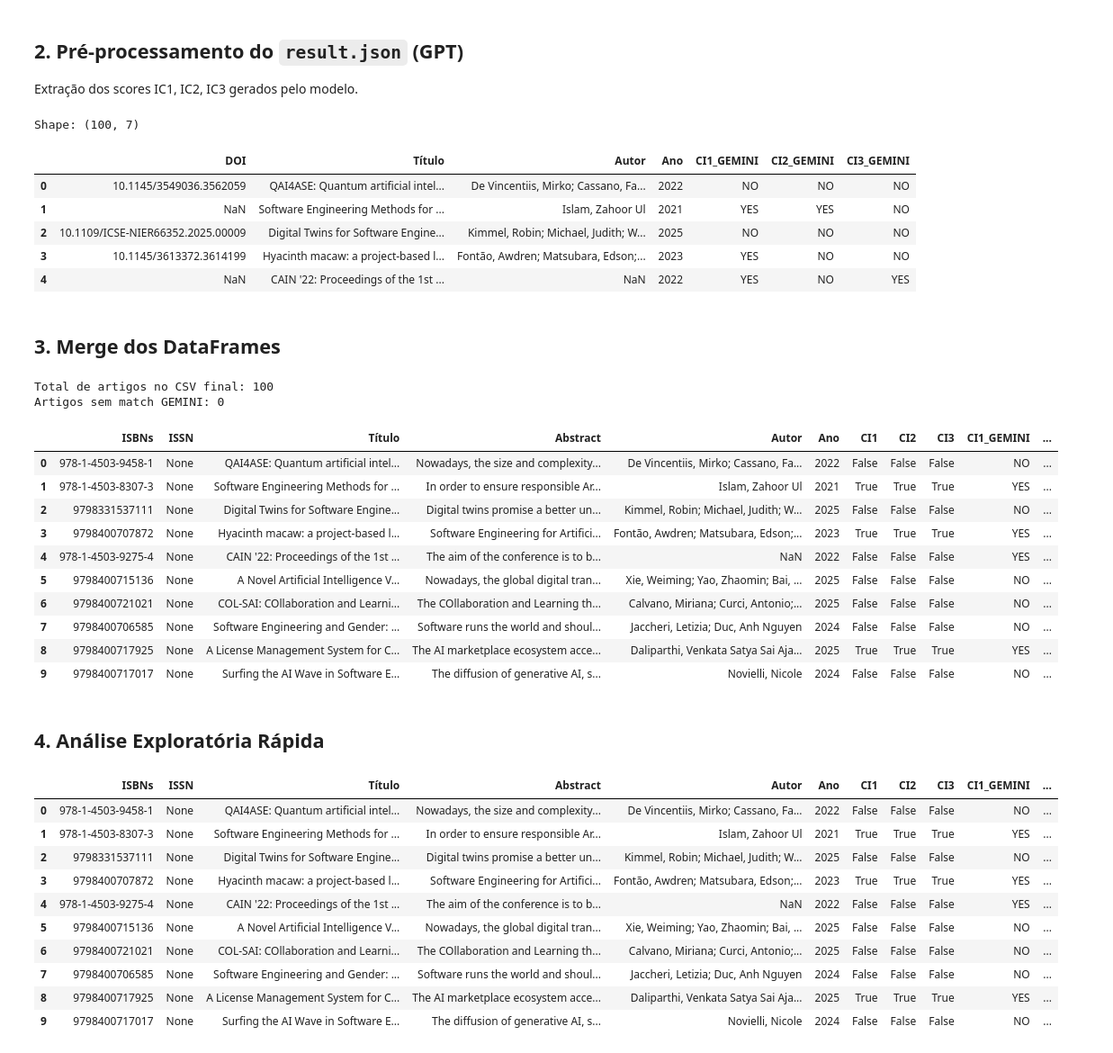
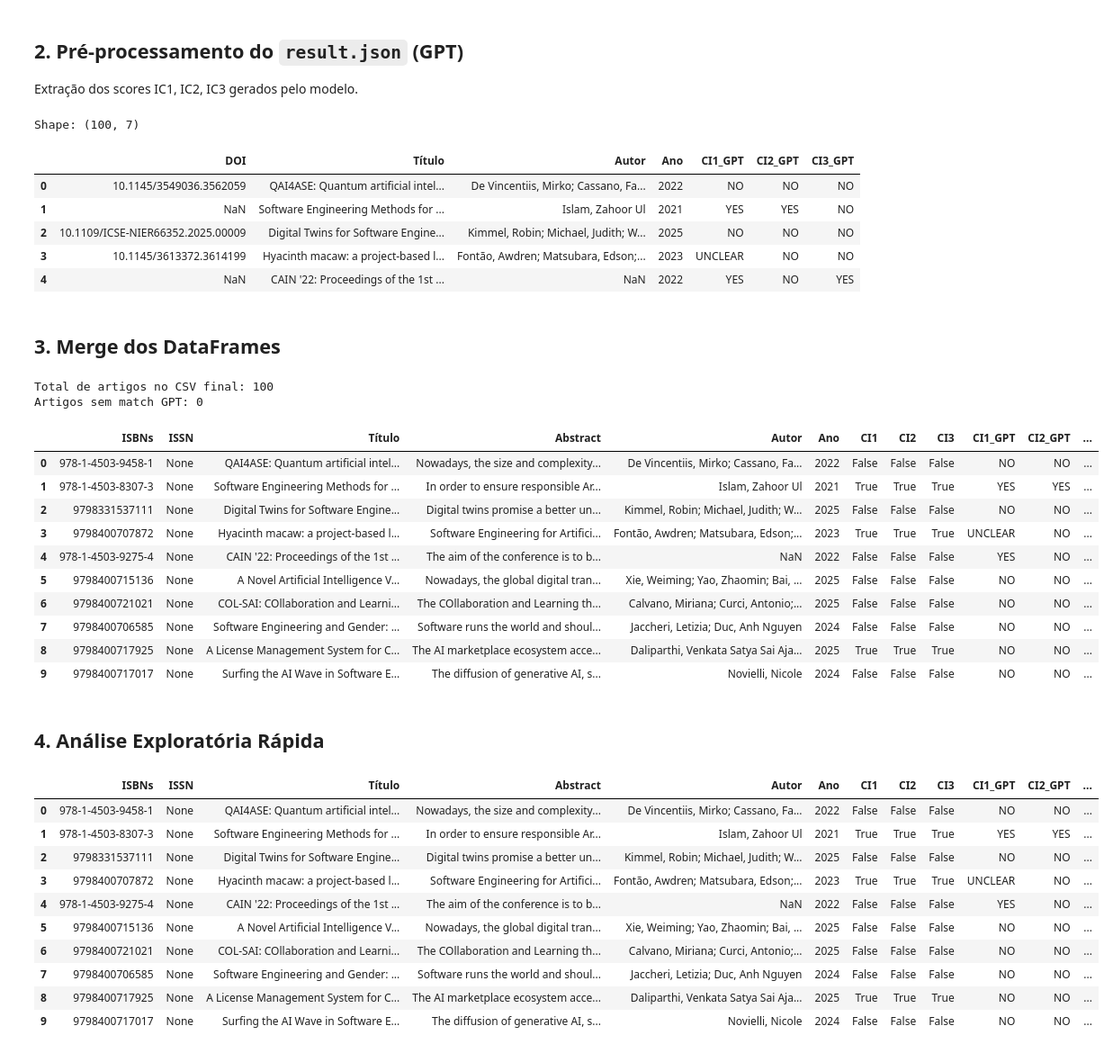
Before and after one commit to SERG-UFPI/SE4AI-MLOps-Mapping, a Jupyter notebook: llm-sm-selection/notebooks/gpt-5.4-pro-yes-no-comparison-base-2.ipynb, the cells around one changed output. Shown at 90% size. Saved outputs shown, nothing was run; the diff lists cells and outputs as text; code cells hidden in the pictures.

```diff
--- a/llm-sm-selection/notebooks/gpt-5.4-pro-yes-no-comparison-base-2.ipynb
+++ b/llm-sm-selection/notebooks/gpt-5.4-pro-yes-no-comparison-base-2.ipynb
@@ -91,12 +91,12 @@ def extrair_score(inclusion_results, criterion):
             return item.get('decision')
     return None
 
-rows_gemini = []
+rows_gpt = []
 for res in results:
     meta = res.get('article_metadata', {})
     inc  = res.get('inclusion_results', [])
     doi  = meta.get('DOI', '')
-    rows_gemini.append({
+    rows_gpt.append({
         'DOI':         doi.strip() if doi else doi,
         'Título':      meta['title'],
         'Autor':       meta['author'],
@@ -106,46 +106,46 @@ for res in results:
         'CI3_GPT':  extrair_score(inc, 'CI3'),
     })
 
-df_gemini = pd.DataFrame(rows_gemini)
+df_gpt = pd.DataFrame(rows_gpt)
 mean_cols = ['CI1_GPT', 'CI2_GPT', 'CI3_GPT']
-print(f'Shape: {df_gemini.shape}')
-df_gemini.head()
+print(f'Shape: {df_gpt.shape}')
+df_gpt.head()
 # %% [output]
 Shape: (100, 7)
-|  | DOI | Título | Autor | Ano | CI1_GEMINI | CI2_GEMINI | CI3_GEMINI |
+|  | DOI | Título | Autor | Ano | CI1_GPT | CI2_GPT | CI3_GPT |
 | 0 | 10.1145/3549036.3562059 | QAI4ASE: Quantum artificial intel... | De Vincentiis, Mirko; Cassano, Fa... | 2022 | NO | NO | NO |
 | 1 | NaN | Software Engineering Methods for ... | Islam, Zahoor Ul | 2021 | YES | YES | NO |
 | 2 | 10.1109/ICSE-NIER66352.2025.00009 | Digital Twins for Software Engine... | Kimmel, Robin; Michael, Judith; W... | 2025 | NO | NO | NO |
-| 3 | 10.1145/3613372.3614199 | Hyacinth macaw: a project-based l... | Fontão, Awdren; Matsubara, Edson;... | 2023 | YES | NO | NO |
+| 3 | 10.1145/3613372.3614199 | Hyacinth macaw: a project-based l... | Fontão, Awdren; Matsubara, Edson;... | 2023 | UNCLEAR | NO | NO |
 | 4 | NaN | CAIN '22: Proceedings of the 1st ... | NaN | 2022 | YES | NO | YES |
 # %% [markdown]
 ## 3. Merge dos DataFrames
 # %%
-df_merged = df_articles.merge(df_gemini, on=['Título', 'Autor', 'Ano'], how='left')
+df_merged = df_articles.merge(df_gpt, on=['Título', 'Autor', 'Ano'], how='left')
 
 # Selecionar e ordenar colunas finais
 cols_final = ['ISBNs', 'ISSN', 'Título', 'Abstract', 'Autor', 'Ano',
               'CI1', 'CI2', 'CI3',
-              'CI1_GEMINI', 'CI2_GEMINI', 'CI3_GEMINI']
+              'CI1_GPT', 'CI2_GPT', 'CI3_GPT']
 df_final = df_merged[cols_final]
 
 print(f'Total de artigos no CSV final: {len(df_final)}')
-print(f'Artigos sem match GEMINI: {df_final["CI1_GEMINI"].isna().sum()}')
+print(f'Artigos sem match GPT: {df_final["CI1_GPT"].isna().sum()}')
 df_final.head(10)
 # %% [output]
 Total de artigos no CSV final: 100
-Artigos sem match GEMINI: 0
+Artigos sem match GPT: 0
-|  | ISBNs | ISSN | Título | Abstract | Autor | Ano | CI1 | CI2 | CI3 | CI1_GEMINI | ... |
-| 0 | 978-1-4503-9458-1 | None | QAI4ASE: Quantum artificial intel... | Nowadays, the size and complexity... | De Vincentiis, Mirko; Cassano, Fa... | 2022 | False | False | False | NO | ... |
-| 1 | 978-1-4503-8307-3 | None | Software Engineering Methods for ... | In order to ensure responsible Ar... | Islam, Zahoor Ul | 2021 | True | True | True | YES | ... |
-| 2 | 9798331537111 | None | Digital Twins for Software Engine... | Digital twins promise a better un... | Kimmel, Robin; Michael, Judith; W... | 2025 | False | False | False | NO | ... |
-| 3 | 9798400707872 | None | Hyacinth macaw: a project-based l... | Software Engineering for Artifici... | Fontão, Awdren; Matsubara, Edson;... | 2023 | True | True | True | YES | ... |
-| 4 | 978-1-4503-9275-4 | None | CAIN '22: Proceedings of the 1st ... | The aim of the conference is to b... | NaN | 2022 | False | False | False | YES | ... |
-| 5 | 9798400715136 | None | A Novel Artificial Intelligence V... | Nowadays, the global digital tran... | Xie, Weiming; Yao, Zhaomin; Bai, ... | 2025 | False | False | False | NO | ... |
-| 6 | 9798400721021 | None | COL-SAI: COllaboration and Learni... | The COllaboration and Learning th... | Calvano, Miriana; Curci, Antonio;... | 2025 | False | False | False | NO | ... |
-| 7 | 9798400706585 | None | Software Engineering and Gender: ... | Software runs the world and shoul... | Jaccheri, Letizia; Duc, Anh Nguyen | 2024 | False | False | False | NO | ... |
-| 8 | 9798400717925 | None | A License Management System for C... | The AI marketplace ecosystem acce... | Daliparthi, Venkata Satya Sai Aja... | 2025 | True | True | True | YES | ... |
-| 9 | 9798400717017 | None | Surfing the AI Wave in Software E... | The diffusion of generative AI, s... | Novielli, Nicole | 2024 | False | False | False | NO | ... |
+|  | ISBNs | ISSN | Título | Abstract | Autor | Ano | CI1 | CI2 | CI3 | CI1_GPT | CI2_GPT | ... |
+| 0 | 978-1-4503-9458-1 | None | QAI4ASE: Quantum artificial intel... | Nowadays, the size and complexity... | De Vincentiis, Mirko; Cassano, Fa... | 2022 | False | False | False | NO | NO | ... |
+| 1 | 978-1-4503-8307-3 | None | Software Engineering Methods for ... | In order to ensure responsible Ar... | Islam, Zahoor Ul | 2021 | True | True | True | YES | YES | ... |
+| 2 | 9798331537111 | None | Digital Twins for Software Engine... | Digital twins promise a better un... | Kimmel, Robin; Michael, Judith; W... | 2025 | False | False | False | NO | NO | ... |
+| 3 | 9798400707872 | None | Hyacinth macaw: a project-based l... | Software Engineering for Artifici... | Fontão, Awdren; Matsubara, Edson;... | 2023 | True | True | True | UNCLEAR | NO | ... |
+| 4 | 978-1-4503-9275-4 | None | CAIN '22: Proceedings of the 1st ... | The aim of the conference is to b... | NaN | 2022 | False | False | False | YES | NO | ... |
+| 5 | 9798400715136 | None | A Novel Artificial Intelligence V... | Nowadays, the global digital tran... | Xie, Weiming; Yao, Zhaomin; Bai, ... | 2025 | False | False | False | NO | NO | ... |
+| 6 | 9798400721021 | None | COL-SAI: COllaboration and Learni... | The COllaboration and Learning th... | Calvano, Miriana; Curci, Antonio;... | 2025 | False | False | False | NO | NO | ... |
+| 7 | 9798400706585 | None | Software Engineering and Gender: ... | Software runs the world and shoul... | Jaccheri, Letizia; Duc, Anh Nguyen | 2024 | False | False | False | NO | NO | ... |
+| 8 | 9798400717925 | None | A License Management System for C... | The AI marketplace ecosystem acce... | Daliparthi, Venkata Satya Sai Aja... | 2025 | True | True | True | NO | NO | ... |
+| 9 | 9798400717017 | None | Surfing the AI Wave in Software E... | The diffusion of generative AI, s... | Novielli, Nicole | 2024 | False | False | False | NO | NO | ... |
 # %% [markdown]
 ## 4. Análise Exploratória Rápida
 # %%
@@ -153,24 +153,24 @@ threshold = 'YES'
 
 for i in range(1, 4):
     real_col = f'CI{i}'
-    gemini_col = f'CI{i}_GEMINI'
+    gemini_col = f'CI{i}_GPT'
     result_col = f'RESULT_CI{i}'
 
     df_final[result_col] = (df_final[real_col] == (df_final[gemini_col] == threshold)).map({True: 'C', False: 'E'})
 
 df_final.head(10)
 # %% [output]
-|  | ISBNs | ISSN | Título | Abstract | Autor | Ano | CI1 | CI2 | CI3 | CI1_GEMINI | ... |
-| 0 | 978-1-4503-9458-1 | None | QAI4ASE: Quantum artificial intel... | Nowadays, the size and complexity... | De Vincentiis, Mirko; Cassano, Fa... | 2022 | False | False | False | NO | ... |
-| 1 | 978-1-4503-8307-3 | None | Software Engineering Methods for ... | In order to ensure responsible Ar... | Islam, Zahoor Ul | 2021 | True | True | True | YES | ... |
-| 2 | 9798331537111 | None | Digital Twins for Software Engine... | Digital twins promise a better un... | Kimmel, Robin; Michael, Judith; W... | 2025 | False | False | False | NO | ... |
-| 3 | 9798400707872 | None | Hyacinth macaw: a project-based l... | Software Engineering for Artifici... | Fontão, Awdren; Matsubara, Edson;... | 2023 | True | True | True | YES | ... |
-| 4 | 978-1-4503-9275-4 | None | CAIN '22: Proceedings of the 1st ... | The aim of the conference is to b... | NaN | 2022 | False | False | False | YES | ... |
-| 5 | 9798400715136 | None | A Novel Artificial Intelligence V... | Nowadays, the global digital tran... | Xie, Weiming; Yao, Zhaomin; Bai, ... | 2025 | False | False | False | NO | ... |
-| 6 | 9798400721021 | None | COL-SAI: COllaboration and Learni... | The COllaboration and Learning th... | Calvano, Miriana; Curci, Antonio;... | 2025 | False | False | False | NO | ... |
-| 7 | 9798400706585 | None | Software Engineering and Gender: ... | Software runs the world and shoul... | Jaccheri, Letizia; Duc, Anh Nguyen | 2024 | False | False | False | NO | ... |
-| 8 | 9798400717925 | None | A License Management System for C... | The AI marketplace ecosystem acce... | Daliparthi, Venkata Satya Sai Aja... | 2025 | True | True | True | YES | ... |
-| 9 | 9798400717017 | None | Surfing the AI Wave in Software E... | The diffusion of generative AI, s... | Novielli, Nicole | 2024 | False | False | False | NO | ... |
+|  | ISBNs | ISSN | Título | Abstract | Autor | Ano | CI1 | CI2 | CI3 | CI1_GPT | CI2_GPT | ... |
+| 0 | 978-1-4503-9458-1 | None | QAI4ASE: Quantum artificial intel... | Nowadays, the size and complexity... | De Vincentiis, Mirko; Cassano, Fa... | 2022 | False | False | False | NO | NO | ... |
+| 1 | 978-1-4503-8307-3 | None | Software Engineering Methods for ... | In order to ensure responsible Ar... | Islam, Zahoor Ul | 2021 | True | True | True | YES | YES | ... |
+| 2 | 9798331537111 | None | Digital Twins for Software Engine... | Digital twins promise a better un... | Kimmel, Robin; Michael, Judith; W... | 2025 | False | False | False | NO | NO | ... |
+| 3 | 9798400707872 | None | Hyacinth macaw: a project-based l... | Software Engineering for Artifici... | Fontão, Awdren; Matsubara, Edson;... | 2023 | True | True | True | UNCLEAR | NO | ... |
+| 4 | 978-1-4503-9275-4 | None | CAIN '22: Proceedings of the 1st ... | The aim of the conference is to b... | NaN | 2022 | False | False | False | YES | NO | ... |
+| 5 | 9798400715136 | None | A Novel Artificial Intelligence V... | Nowadays, the global digital tran... | Xie, Weiming; Yao, Zhaomin; Bai, ... | 2025 | False | False | False | NO | NO | ... |
+| 6 | 9798400721021 | None | COL-SAI: COllaboration and Learni... | The COllaboration and Learning th... | Calvano, Miriana; Curci, Antonio;... | 2025 | False | False | False | NO | NO | ... |
+| 7 | 9798400706585 | None | Software Engineering and Gender: ... | Software runs the world and shoul... | Jaccheri, Letizia; Duc, Anh Nguyen | 2024 | False | False | False | NO | NO | ... |
+| 8 | 9798400717925 | None | A License Management System for C... | The AI marketplace ecosystem acce... | Daliparthi, Venkata Satya Sai Aja... | 2025 | True | True | True | NO | NO | ... |
+| 9 | 9798400717017 | None | Surfing the AI Wave in Software E... | The diffusion of generative AI, s... | Novielli, Nicole | 2024 | False | False | False | NO | NO | ... |
 # %%
 resultados = []
 for i in range(1, 4):
```
Also changed, not shown: parts of 8 cells of this notebook.
